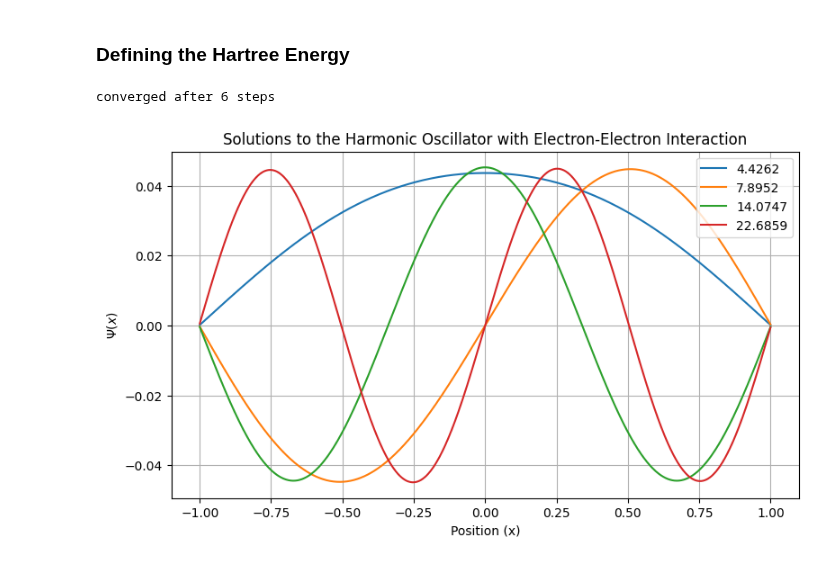
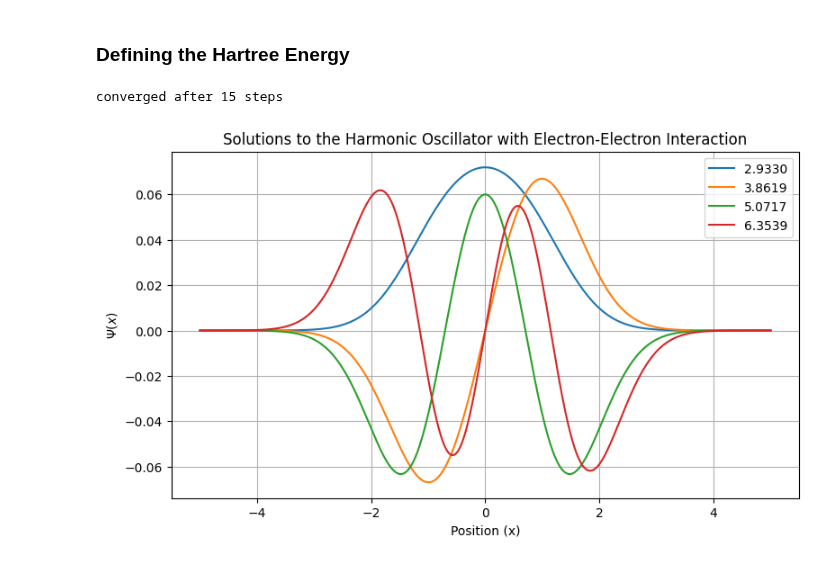
Before and after one commit to ananthapadmanabhan18/P452_Computational_Physics, a Jupyter notebook: Term_Project/Term_project.ipynb, the cells around one changed output. Cells and saved outputs as stored; diff of their text form; code cells hidden in the pictures.

```diff
--- a/Term_Project/Term_project.ipynb
+++ b/Term_Project/Term_project.ipynb
@@ -15,7 +15,7 @@ $$H = -\frac{1}{2} \frac{d^2}{dx^2} + \frac{1}{2}x^2$$
 ### Creating the Grid and the derivative matrix
 # %%
 n=1000
-L=1
+L=5
 x=np.linspace(-L,L,n)
 h=x[1]-x[0]
 # %% [markdown]
@@ -144,16 +144,18 @@ while True:
         nx_0 = nx_1
         steps += 1
 # %% [output]
-converged after 6 steps
+converged after 15 steps
 # %%
 plt.figure(figsize=(9,5))
 for i in range(4):
     plt.plot(x,psi_0[:,i], label=f"{energy_0[i]:.4f}")
     plt.legend(loc=1)
 plt.grid()
 plt.title("Solutions to the Harmonic Oscillator with Electron-Electron Interaction")
 plt.xlabel("Position (x)")
 plt.ylabel(r"$\Psi(x)$")
+plt.axhline(0, color='black', lw=1)
+plt.axvline(0, color='black', lw=1)
 plt.show()
 # %% [output]
-[figure, old version]
+[figure, new version]
```
Also changed, not shown: parts of 2 cells of this notebook.
